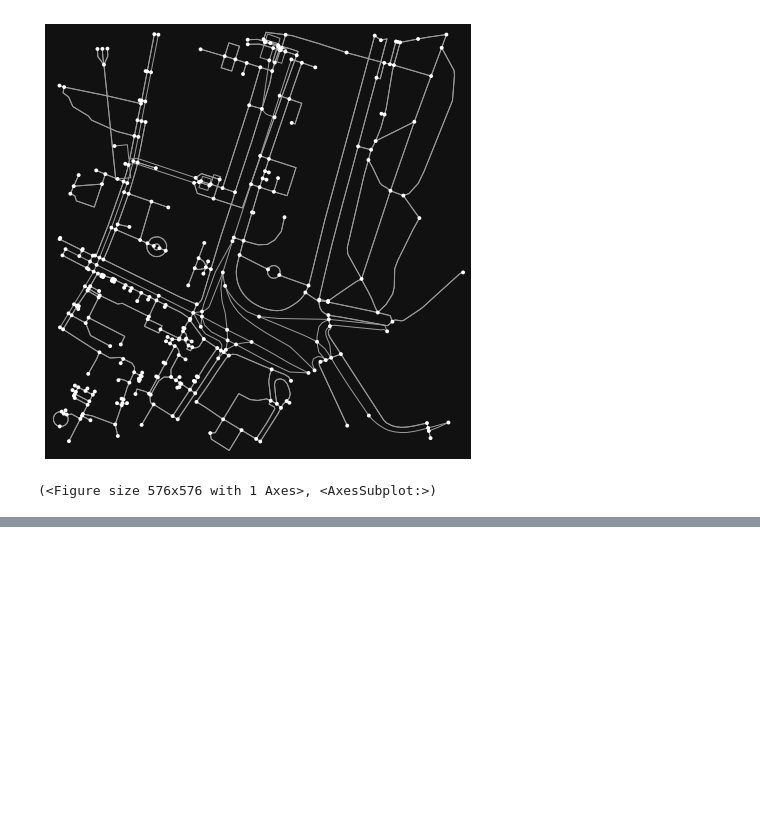
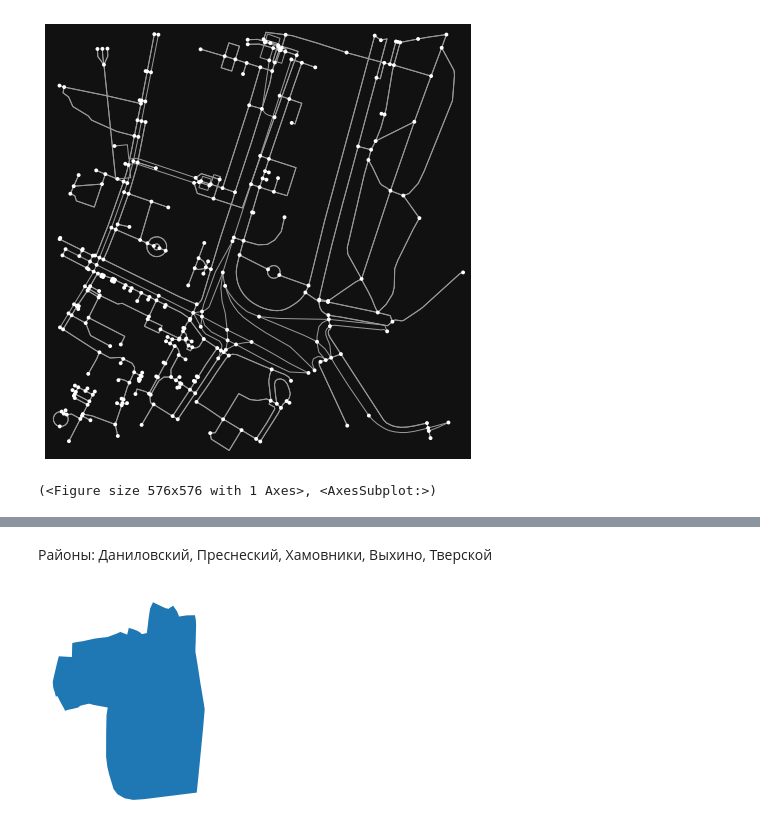
Before and after one commit to lazymanul/urbanclasters, a Jupyter notebook: moskow_map.ipynb, the cells around one changed output, grey strips where cells are left out. Saved outputs shown, nothing was run; the diff lists cells and outputs as text; code cells hidden in the pictures; blank space fills up the shorter version.

```diff
--- a/moskow_map.ipynb
+++ b/moskow_map.ipynb
@@ -87,0 +63,12 @@ moskow_map_districts
+# %% [markdown]
+Районы:  Даниловский, Преснеский, Хамовники, Выхино, Тверской
+# %%
+danilovsky_gdf = ox.geocode_to_gdf('Danilovsky , Moskow, Russia')
+presnensky_gdf = ox.geocode_to_gdf('Presnensky , Moskow, Russia')
+khamovniki_gdf = ox.geocode_to_gdf('Khamovniki , Moskow, Russia')
+tverskoy_gdf = ox.geocode_to_gdf('Tverskoy , Moskow, Russia')
+
+ax = ox.project_gdf(danilovsky_gdf).plot()
+_ = ax.axis('off')
+# %% [output]
+[figure, added]
```
Also changed, not shown: parts of 5 cells of this notebook.
